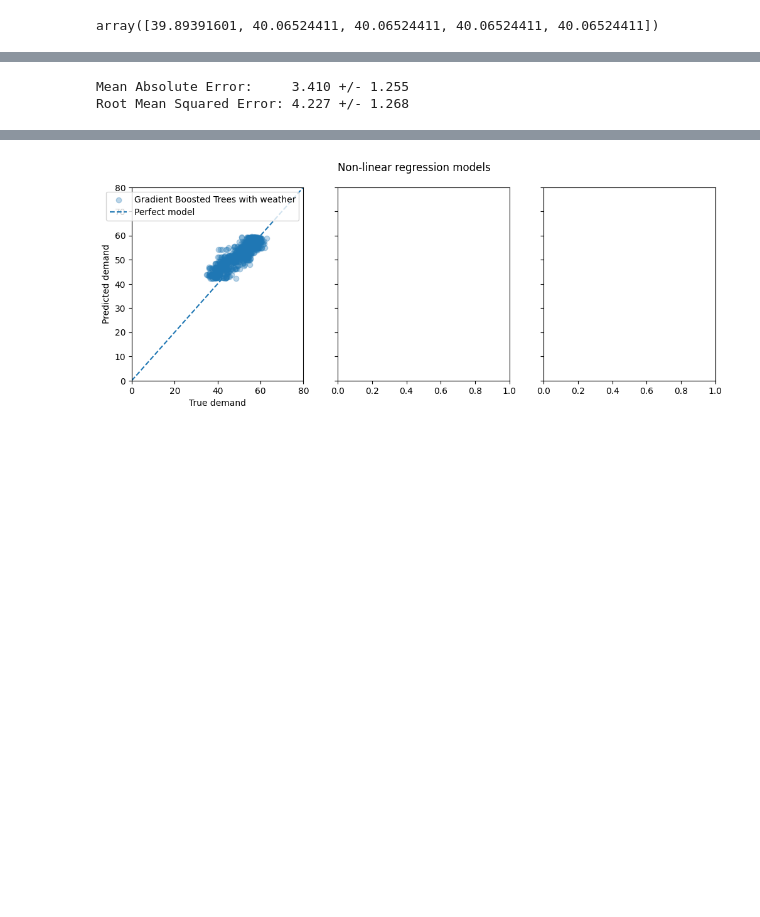
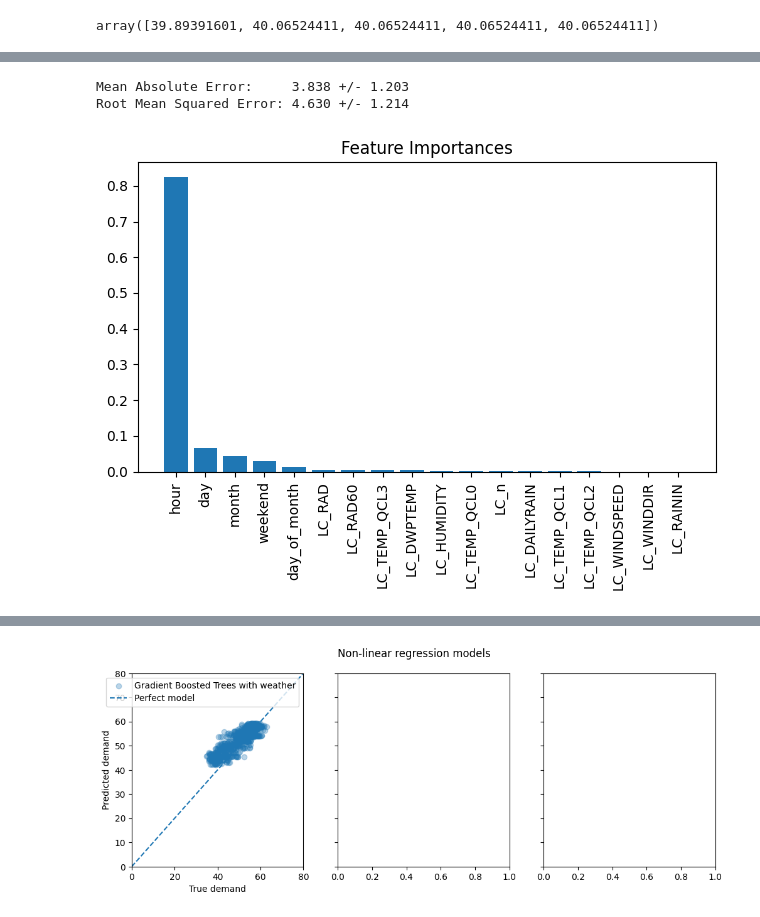
Before and after one commit to IvanaOsredek/ModernDataAnalyticsProject, a Jupyter notebook: MDA_GBRT.ipynb, the cells around one changed output, grey strips where cells are left out. Cells and saved outputs as stored; diff of their text form; code cells hidden in the pictures; blank space fills up the shorter version.

```diff
--- a/MDA_GBRT.ipynb
+++ b/MDA_GBRT.ipynb
@@ -175,26 +172,47 @@ ax.invert_yaxis()
 # %%
-#run histogram gradient boosting model
+#run gradient boosting model and plot feature importances
+import numpy as np
+import matplotlib.pyplot as plt
+
 def evaluate(model, X, y, cv):
     cv_results = cross_validate(
         model,
         X,
         y,
         cv=cv,
         scoring=["neg_mean_absolute_error", "neg_root_mean_squared_error"],
     )
     mae = -cv_results["test_neg_mean_absolute_error"]
     rmse = -cv_results["test_neg_root_mean_squared_error"]
     print(
         f"Mean Absolute Error:     {mae.mean():.3f} +/- {mae.std():.3f}\n"
         f"Root Mean Squared Error: {rmse.mean():.3f} +/- {rmse.std():.3f}"
     )
 
-gbrt_pipeline = make_pipeline(GradientBoostingRegressor(max_leaf_nodes=15,learning_rate=0.11)).set_output(transform="pandas")
+    # Fit the model on the data
+    model.fit(X, y)
 
+    # Retrieve feature importances
+    feature_importances = model.named_steps['gradientboostingregressor'].feature_importances_
+    feature_names = X.columns
+
+    # Sort feature importances in descending order
+    indices = np.argsort(feature_importances)[::-1]
+
+    # Plot feature importances
+    plt.figure()
+    plt.title('Feature Importances')
+    plt.bar(range(X.shape[1]), feature_importances[indices], align='center')
+    plt.xticks(range(X.shape[1]), feature_names[indices], rotation='vertical')
+    plt.tight_layout()
+    plt.show()
+
+gbrt_pipeline = make_pipeline(GradientBoostingRegressor(max_leaf_nodes=12, learning_rate=0.11))
 evaluate(gbrt_pipeline, X, y, cv=ts_cv)
 # %% [output]
-Mean Absolute Error:     3.410 +/- 1.255
-Root Mean Squared Error: 4.227 +/- 1.268
+Mean Absolute Error:     3.838 +/- 1.203
+Root Mean Squared Error: 4.630 +/- 1.214
+[figure, added]
 # %%
 #Qualitative analysis of the impact of features on linear model predictions
 gbrt_pipeline.fit(X.iloc[train_0], y.iloc[train_0])
```
Also changed, not shown: parts of 7 cells of this notebook.
